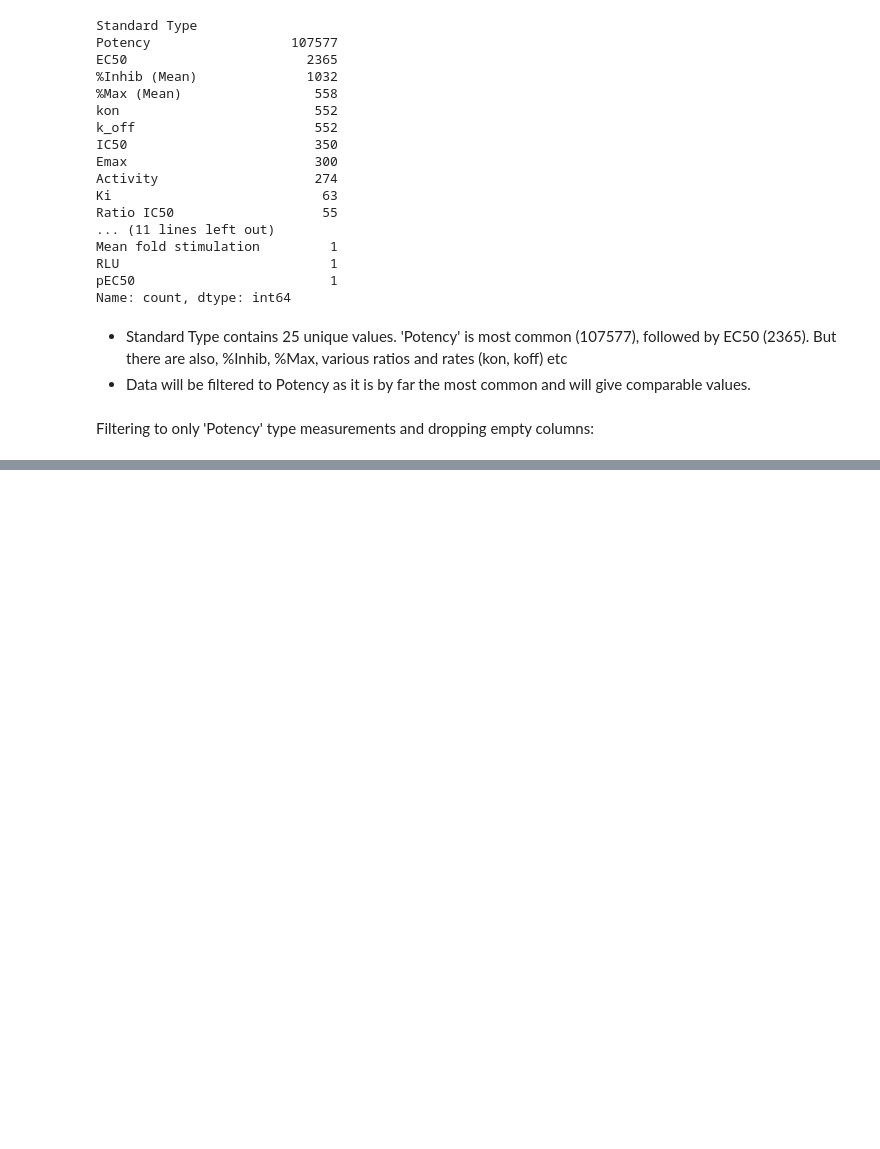
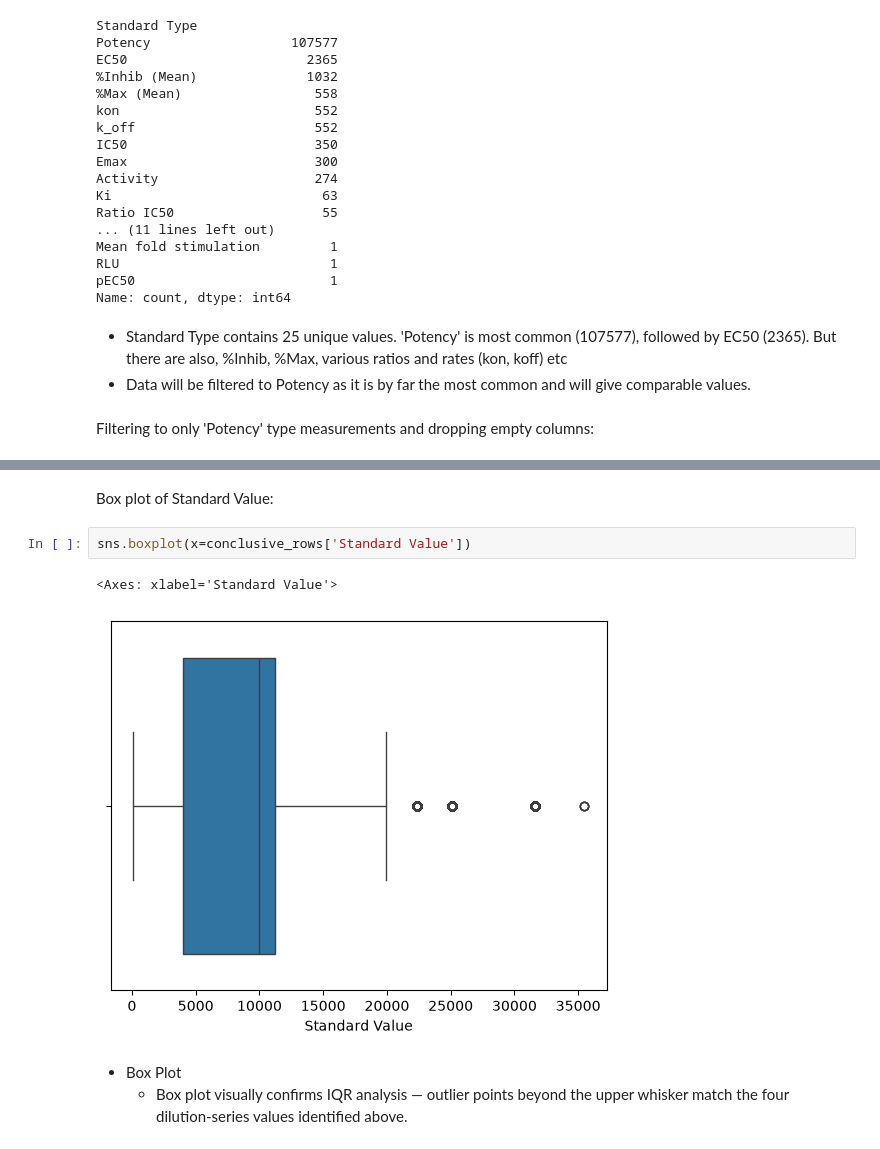
Before and after one commit to TomSCarter/week_9_chembl_eda, a Jupyter notebook: notebooks/Full_5_step_GLP1_EDA.ipynb, the cells around one changed output, grey strips where cells are left out. Drawn from its saved outputs; the diff is of its cells as text; blank space fills up the shorter version.

```diff
--- a/notebooks/Full_5_step_GLP1_EDA.ipynb
+++ b/notebooks/Full_5_step_GLP1_EDA.ipynb
@@ -246,0 +423,10 @@ Potency-only inverse agonist dataset shape:(21412, 28)
+# %% [markdown]
+Box plot of Standard Value:
+# %%
+sns.boxplot(x=conclusive_rows['Standard Value'])
+# %% [output]
+<Axes: xlabel='Standard Value'>
+[figure, added]
+# %% [markdown]
+* Box Plot
+    * Box plot visually confirms IQR analysis — outlier points beyond the upper whisker match the four dilution-series values identified above.
```
Also changed, not shown: parts of 27 cells of this notebook, 1 other file.
